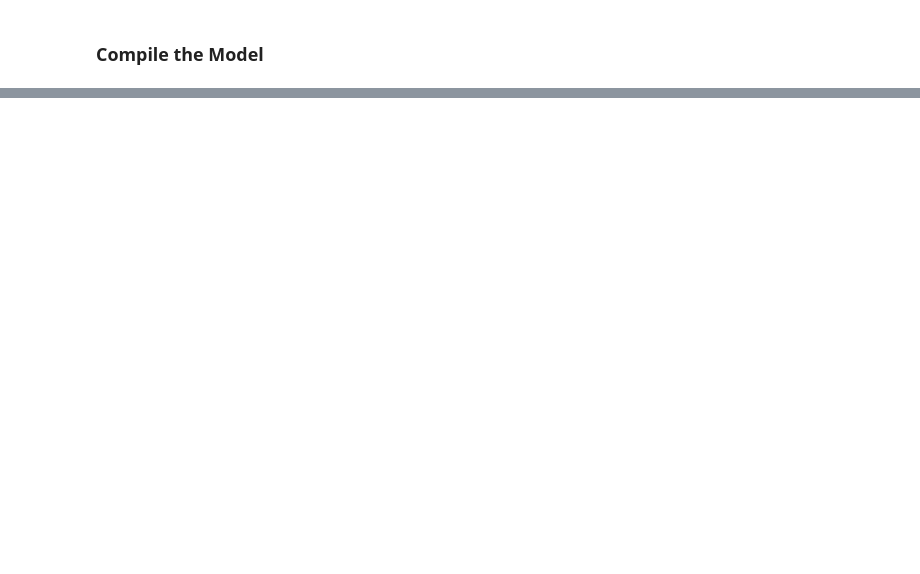
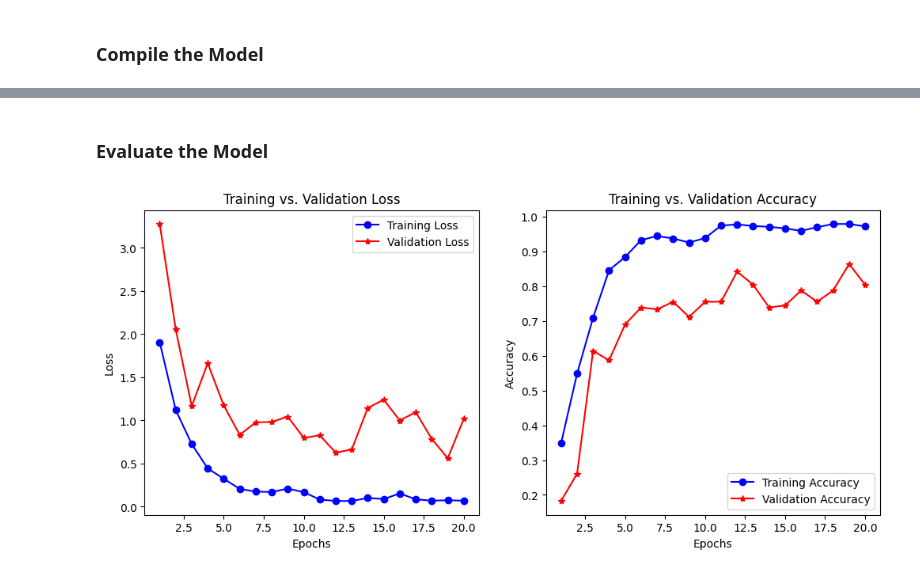
Before and after one commit to jmcheon/paper_impl, a Jupyter notebook: ResNet_2015/ResNet_50.ipynb, the cells around one changed output, grey strips where cells are left out. Cells and saved outputs as stored; diff of their text form; code cells hidden in the pictures; blank space fills up the shorter version.

Commit message:
ResNet_2015: model training with finger signs dataset

```diff
--- a/ResNet_2015/ResNet_50.ipynb
+++ b/ResNet_2015/ResNet_50.ipynb
@@ -6,0 +82,4 @@ import tensorflow as tf
+# %%
+validation_dataset = tf.data.Dataset.from_tensor_slices((x_val, y_val))
+validation_dataset = validation_dataset.batch(BATCH_SIZE)
+validation_dataset = validation_dataset.repeat()
@@ -223,0 +397,9 @@ model.compile(
+# %%
+history = model.fit(
+    train_dataset,
+    steps_per_epoch=steps_per_epoch,
+    validation_data=validation_dataset,
+    validation_steps=validation_steps,
+    epochs=EPOCHS,
+    callbacks=[checkpoint_callback]
+)
@@ -223,0 +424,35 @@ model.compile(
+# %% [markdown]
+### Evaluate the Model
+# %%
+def plot_history(history):
+    train_loss = history.history["loss"]
+    val_loss = history.history["val_loss"]
+    train_acc = history.history["accuracy"]
+    val_acc = history.history["val_accuracy"]
+
+    epochs = range(1, len(train_loss) + 1)
+
+    # Plot Loss
+    plt.figure(figsize=(12, 5))
+    plt.subplot(1, 2, 1)
+    plt.plot(epochs, train_loss, "bo-", label="Training Loss")
+    plt.plot(epochs, val_loss, "r*-", label="Validation Loss")
+    plt.xlabel("Epochs")
+    plt.ylabel("Loss")
+    plt.title("Training vs. Validation Loss")
+    plt.legend()
+
+    # Plot Accuracy
+    plt.subplot(1, 2, 2)
+    plt.plot(epochs, train_acc, "bo-", label="Training Accuracy")
+    plt.plot(epochs, val_acc, "r*-", label="Validation Accuracy")
+    plt.xlabel("Epochs")
+    plt.ylabel("Accuracy")
+    plt.title("Training vs. Validation Accuracy")
+    plt.legend()
+
+    plt.show()
+# %%
+plot_history(history)
+# %% [output]
+[figure, added]
```
Also changed, not shown: parts of 26 cells of this notebook.
